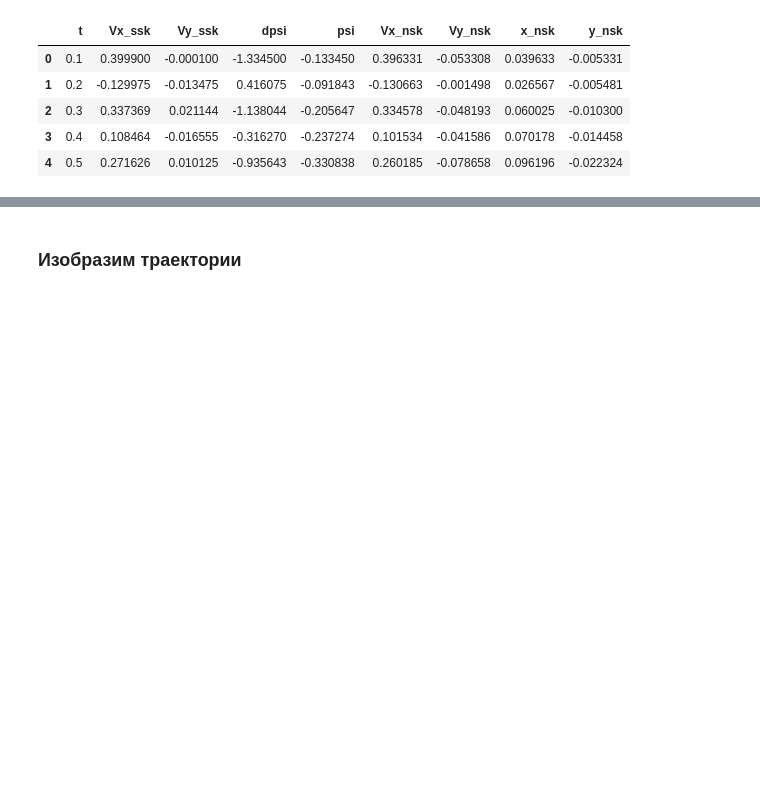
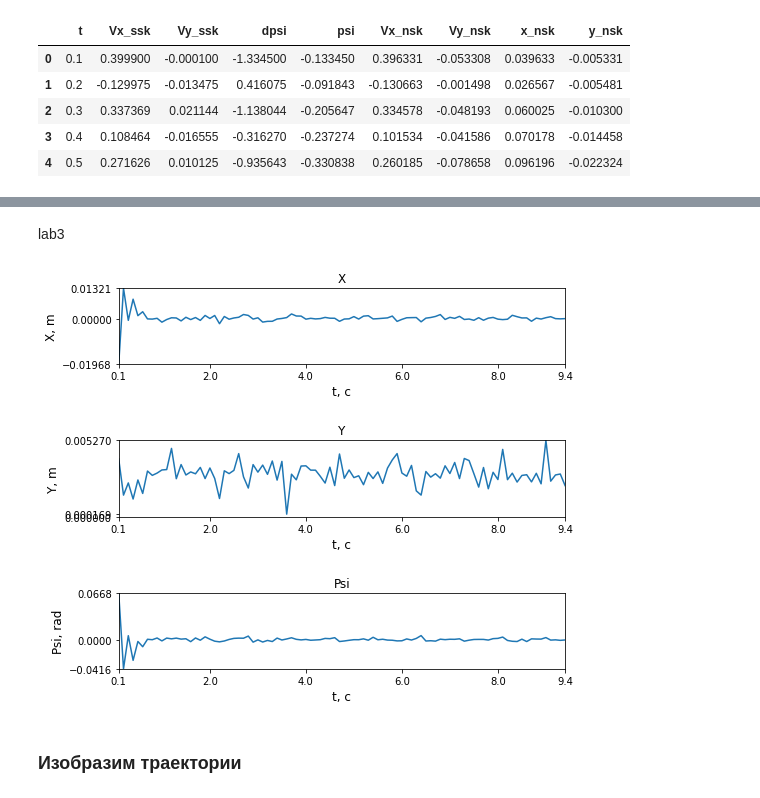
Before and after one commit to FKz11/study_mpei, a Jupyter notebook: urmu_lab.ipynb, the cells around one changed output, grey strips where cells are left out. Drawn from its saved outputs; the diff is of its cells as text; code cells hidden in the pictures; blank space fills up the shorter version.

```diff
--- a/urmu_lab.ipynb
+++ b/urmu_lab.ipynb
@@ -778,7 +782,7 @@ df2_r_ssk.head()
 | 3 | 0.4 | 0.009120 | -0.016602 | -0.144398 | -0.149149 | 0.006552 | -0.017772 | 0.000214 | -0.001401 |
 | 4 | 0.5 | -0.005369 | 0.021096 | -0.667824 | -0.215932 | -0.000725 | 0.021756 | 0.000141 | 0.000775 |
 # %%
-df3_r_ssk = get_df_Vr_ssk(df3_ideal, ddf3)
+df3_r_ssk, ddf3_r_ssk = get_df_Vr_ssk(df3_ideal, ddf3)
 df3_r_ssk.head()
 # %% [output]
 |  | t | Vx_ssk | Vy_ssk | dpsi | psi | Vx_nsk | Vy_nsk | x_nsk | y_nsk |
@@ -790,3 +808,9 @@ df3_r_ssk.head()
+# %% [markdown]
+lab3
+# %%
+plot_x_y_psi(ddf3_r_ssk)
+# %% [output]
+[figure, added]
 # %% [markdown]
 ### Изобразим траектории
 # %% [markdown]
```
Also changed, not shown: parts of 62 cells of this notebook.
